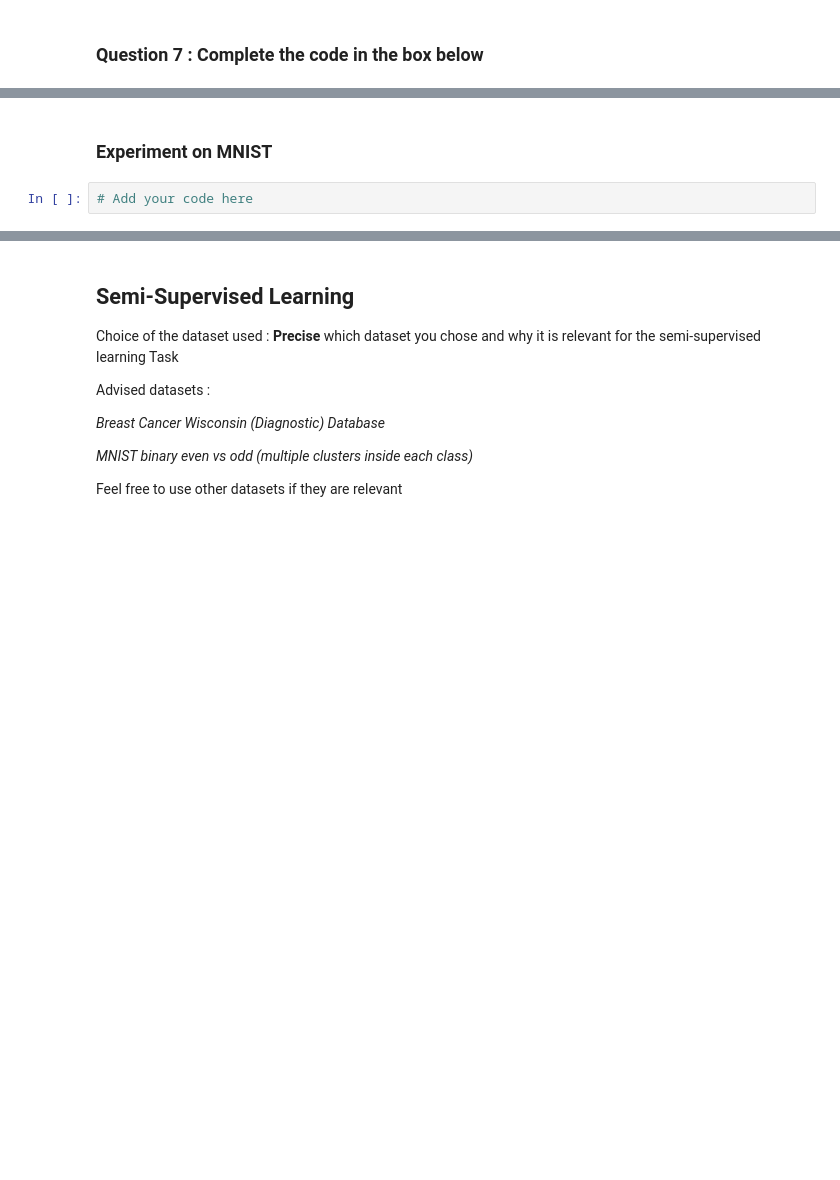
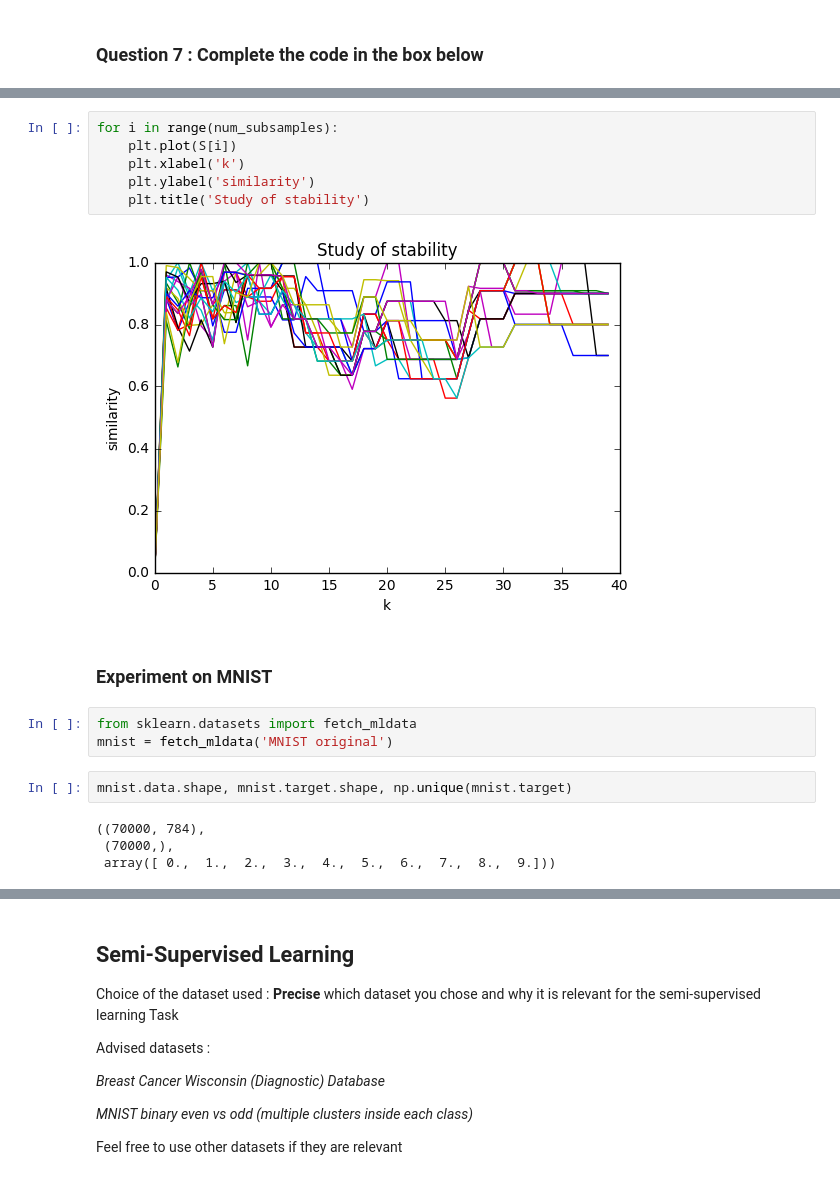
Before and after one commit to petermartigny/Advanced-Machine-Learning, a Jupyter notebook: Atmani_Martigny_TP2_group_1.ipynb, the cells around one changed output, grey strips where cells are left out. Saved outputs shown, nothing was run; the diff lists cells and outputs as text; blank space fills up the shorter version.

Commit message:
until mnist

```diff
--- a/Atmani_Martigny_TP2_group_1.ipynb
+++ b/Atmani_Martigny_TP2_group_1.ipynb
@@ -280,4 +319,19 @@ from sklearn.cluster import AgglomerativeClustering
+# %%
+for i in range(num_subsamples):
+    plt.plot(S[i])
+    plt.xlabel('k')
+    plt.ylabel('similarity')
+    plt.title('Study of stability')
+# %% [output]
+[figure, added]
 # %% [markdown]
 ### Experiment on MNIST
-# %%
-# Add your code here
+# %%
+from sklearn.datasets import fetch_mldata
+mnist = fetch_mldata('MNIST original')
+# %%
+mnist.data.shape, mnist.target.shape, np.unique(mnist.target)
+# %% [output]
+((70000, 784),
+ (70000,),
+ array([ 0.,  1.,  2.,  3.,  4.,  5.,  6.,  7.,  8.,  9.]))
```
Also changed, not shown: parts of 10 cells of this notebook, 1 other file.
